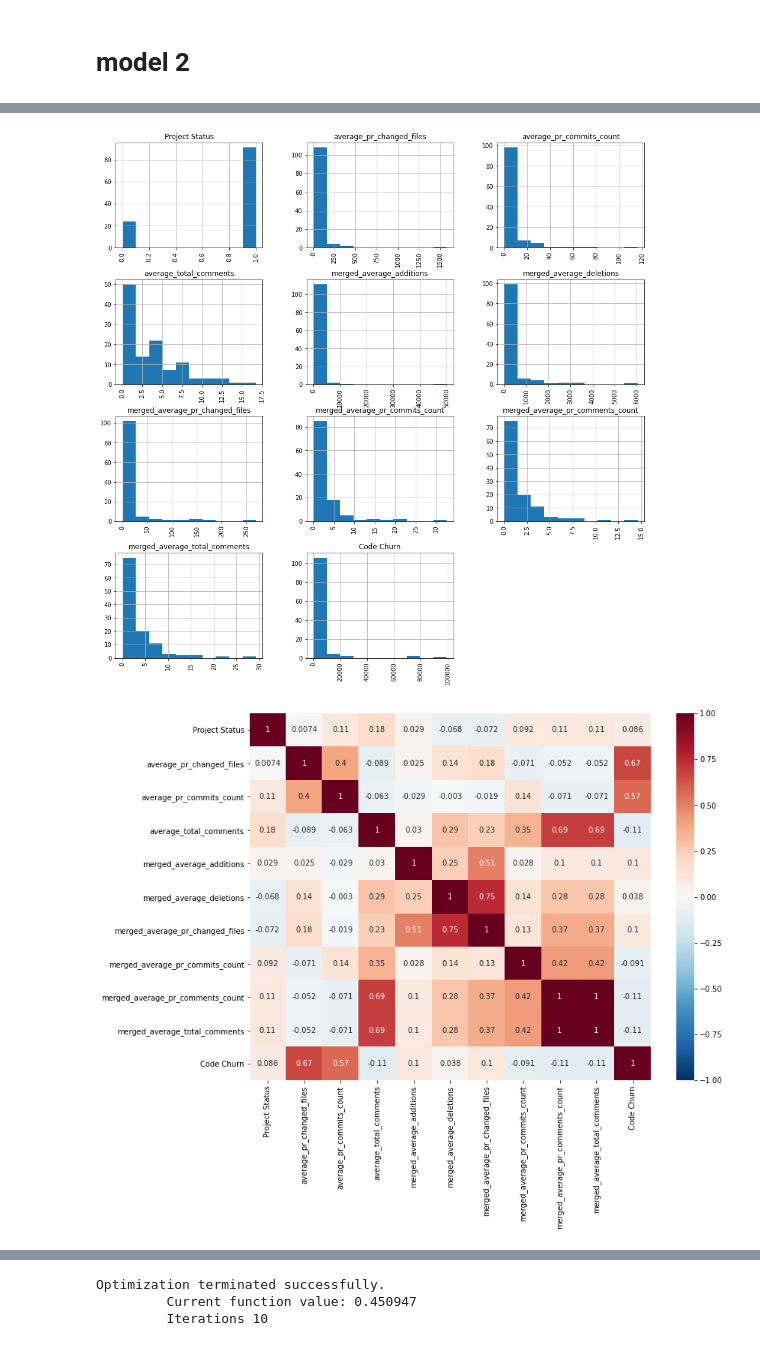
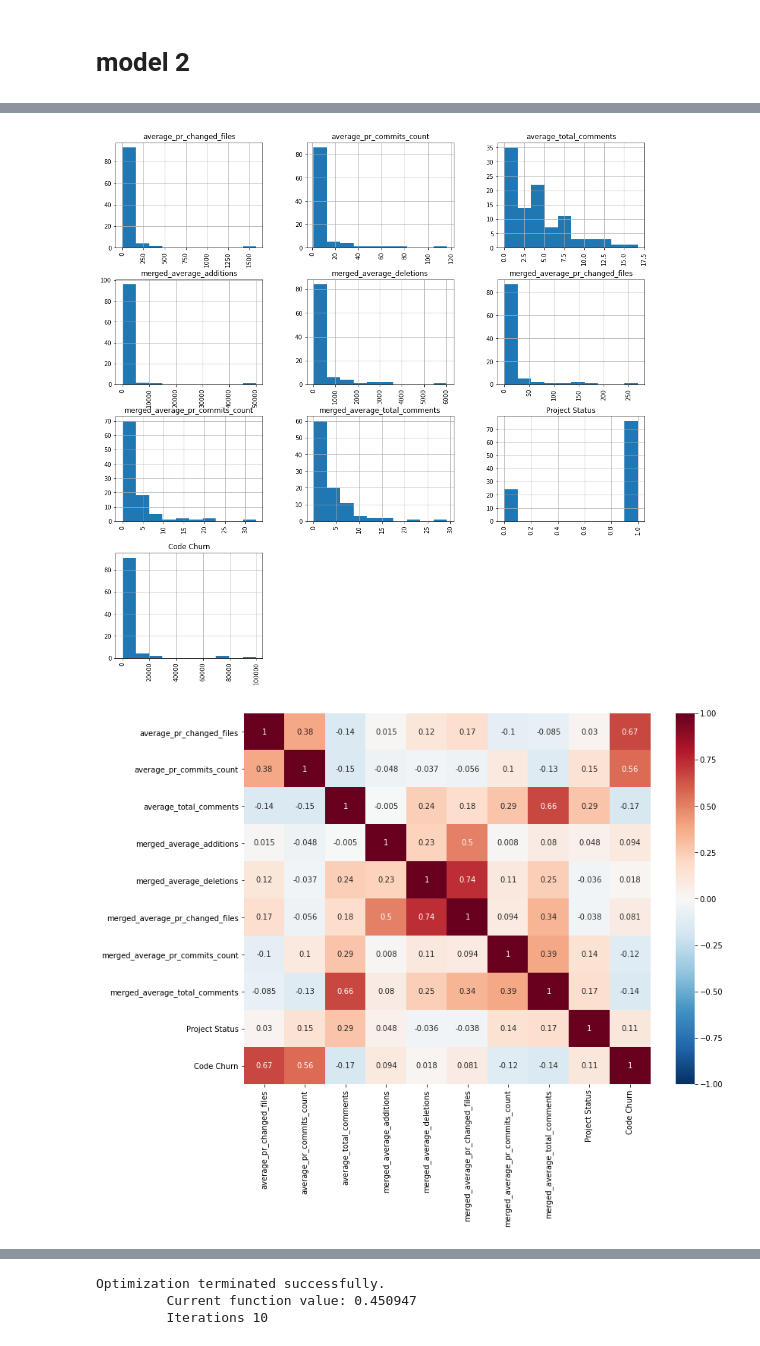
Before and after one commit to njswdwy/ECS260-Project, a Jupyter notebook: exploratory data analysis.ipynb, the cells around one changed output, grey strips where cells are left out. Drawn from its saved outputs; the diff is of its cells as text; code cells hidden in the pictures.

Commit message:
data analysis

```diff
--- a/exploratory data analysis.ipynb
+++ b/exploratory data analysis.ipynb
@@ -44,0 +62,2 @@ Name: Project Status, dtype: int64
+# %%
+data_model2['Project Status'] = data['Project Status']
@@ -244,2 +270,2 @@ data2 = data2.drop(columns='merged_average_pr_review_coments_count')
 # %%
-data2['Project Status'].replace(2,0,inplace=True)
+data_model2['Project Status'].replace(2,0,inplace=True)
@@ -248,6 +272,6 @@ data2 = data2.drop(columns='Project Full Name')
 # %%
-data2['Code Churn'] = data2['average_additions'] + data2['average_deletions']
+data_model2['Code Churn'] = data_model2['average_additions'] + data_model2['average_deletions']
 # %%
-data2 = data2.drop(columns='average_additions')
-data2 = data2.drop(columns='average_deletions')
+data_model2 = data_model2.drop(columns='average_additions')
+data_model2 = data_model2.drop(columns='average_deletions')
 # %%
@@ -299,12 +322,12 @@ data2.head()
 # %%
-data2.hist(figsize=(16,16),xrot = 90)
+data_model2.hist(figsize=(16,16),xrot = 90)
 plt.show()
 # %% [output]
-[figure, old version]
+[figure, new version]
 # %%
-corrmat = data2.corr()
+corrmat = data_model2.corr()
 f, ax = plt.subplots(figsize=(12, 9))
 sns.heatmap(corrmat, cmap='RdBu_r', annot=True, vmax=1, vmin=-1)
 plt.show()
 # %% [output]
-[figure, old version]
+[figure, new version]
```
Also changed, not shown: parts of 38 cells of this notebook.
